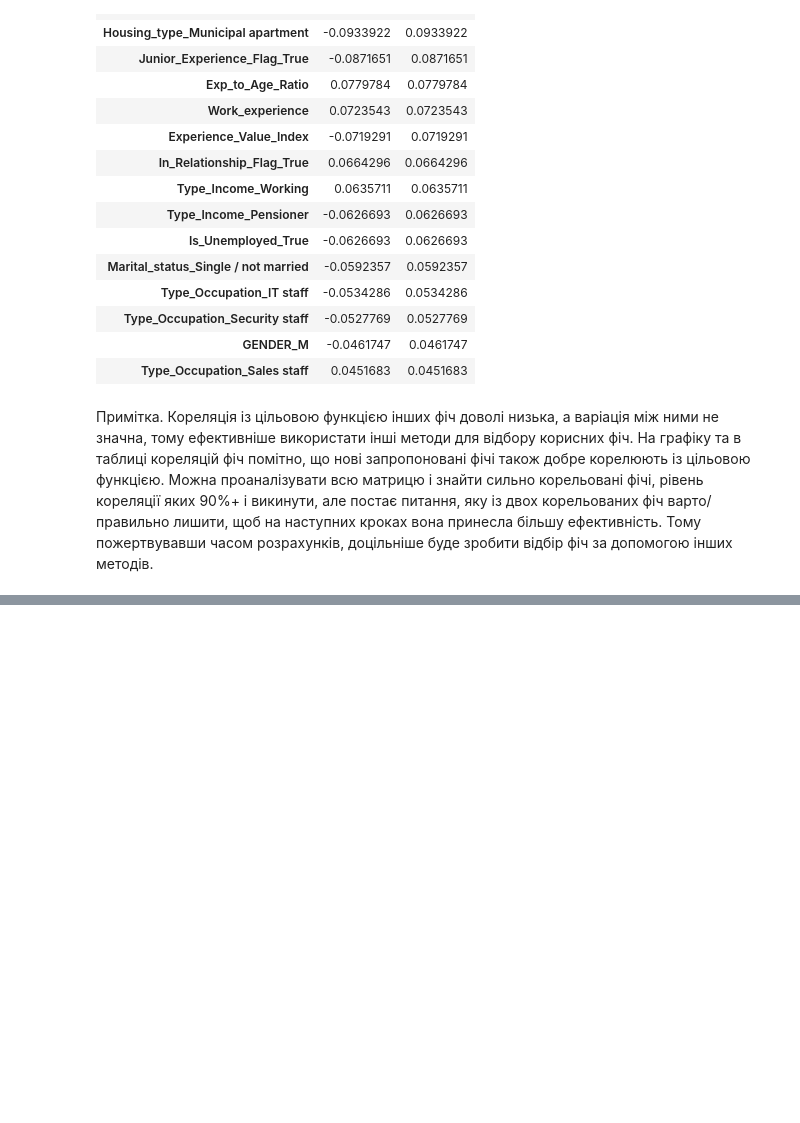
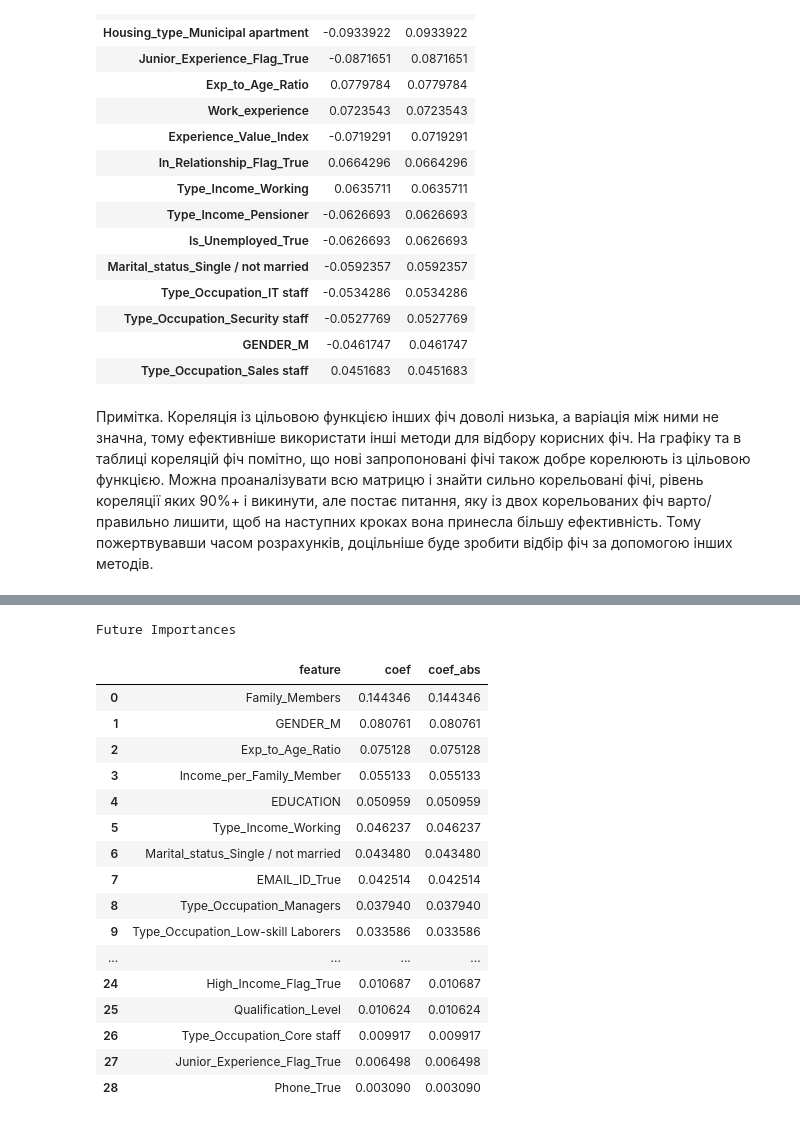
Before and after one commit to BogdanPinchuk/DataScience-PBY_HW20_Course_Project, a Jupyter notebook: Bohdan_Pinchuk_DS_HW20.ipynb, the cells around one changed output, grey strips where cells are left out. Drawn from its saved outputs; the diff is of its cells as text; code cells hidden in the pictures; blank space fills up the shorter version.

Commit message:
[Homework20] - implemented xgboost

```diff
--- a/Bohdan_Pinchuk_DS_HW20.ipynb
+++ b/Bohdan_Pinchuk_DS_HW20.ipynb
@@ -1911,0 +1913,67 @@ plt.show()
+# %%
+# Tree-based importance - XGBoost
+
+import joblib
+from pathlib import Path
+from xgboost import XGBClassifier
+
+# Input data
+rng_seed = 42
+load_model = True
+model_file_name = "resources/credit_card_dataset_xgboost_c.model"
+
+# Solution
+file_path = Path(model_file_name)
+
+# try to load model
+if load_model and file_path.exists():
+    model = joblib.load(model_file_name)
+else:
+    model = XGBClassifier(
+        n_estimators=100,
+        max_depth=5,
+        learning_rate=0.05,
+        random_state=rng_seed,
+        eval_metric='logloss',
+        n_jobs=-1,
+        reg_alpha=5.0,
+        min_child_weight=5,
+    )
+    model.fit(X_data, Y_data, verbose=0)
+    # save model
+    joblib.dump(model, model_file_name)
+
+xgboost_scores = pd.Series(model.feature_importances_, index=model.feature_names_in_).sort_values(ascending=False)
+xgboost_scores = xgboost_scores.loc[(xgboost_scores > 0).values]
+
+scores = xgboost_scores
+features = scores.index
+scores_abs = np.abs(scores)
+feature_importances = scores / scores_abs.sum()
+feature_importances_abs = scores_abs / scores_abs.sum()
+feature_importances_cum = np.cumsum(feature_importances_abs)
+
+importances_df = (pd.DataFrame({"feature": features, "coef": feature_importances, "coef_abs": feature_importances_abs}).
+                  sort_values(by="coef_abs", ascending=False, ignore_index=True))
+
+# Print results
+display(importances_df.style.set_caption("Future Importances"))
+# %% [output]
+Future Importances
+|  | feature | coef | coef_abs |
+| 0 | Family_Members | 0.144346 | 0.144346 |
+| 1 | GENDER_M | 0.080761 | 0.080761 |
+| 2 | Exp_to_Age_Ratio | 0.075128 | 0.075128 |
+| 3 | Income_per_Family_Member | 0.055133 | 0.055133 |
+| 4 | EDUCATION | 0.050959 | 0.050959 |
+| 5 | Type_Income_Working | 0.046237 | 0.046237 |
+| 6 | Marital_status_Single / not married | 0.043480 | 0.043480 |
+| 7 | EMAIL_ID_True | 0.042514 | 0.042514 |
+| 8 | Type_Occupation_Managers | 0.037940 | 0.037940 |
+| 9 | Type_Occupation_Low-skill Laborers | 0.033586 | 0.033586 |
+| ... | ... | ... | ... |
+| 24 | High_Income_Flag_True | 0.010687 | 0.010687 |
+| 25 | Qualification_Level | 0.010624 | 0.010624 |
+| 26 | Type_Occupation_Core staff | 0.009917 | 0.009917 |
+| 27 | Junior_Experience_Flag_True | 0.006498 | 0.006498 |
+| 28 | Phone_True | 0.003090 | 0.003090 |
```
Also changed, not shown: parts of 4 cells of this notebook, 1 other file.
